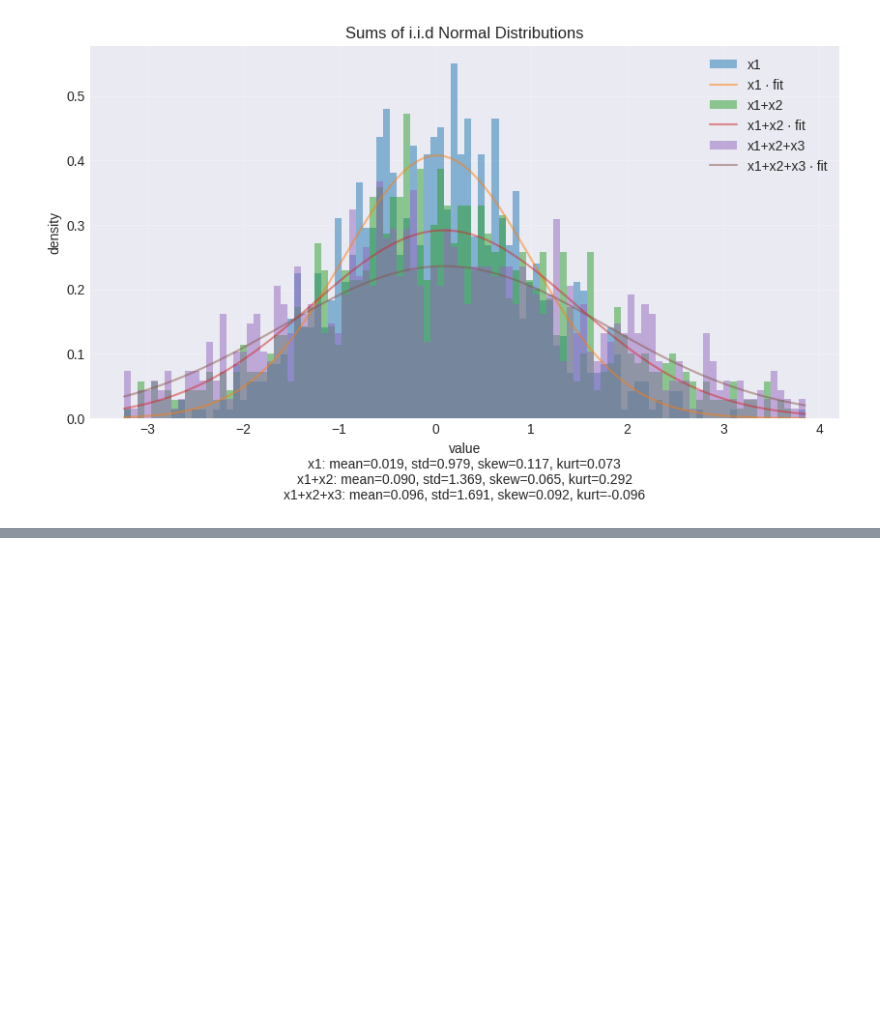
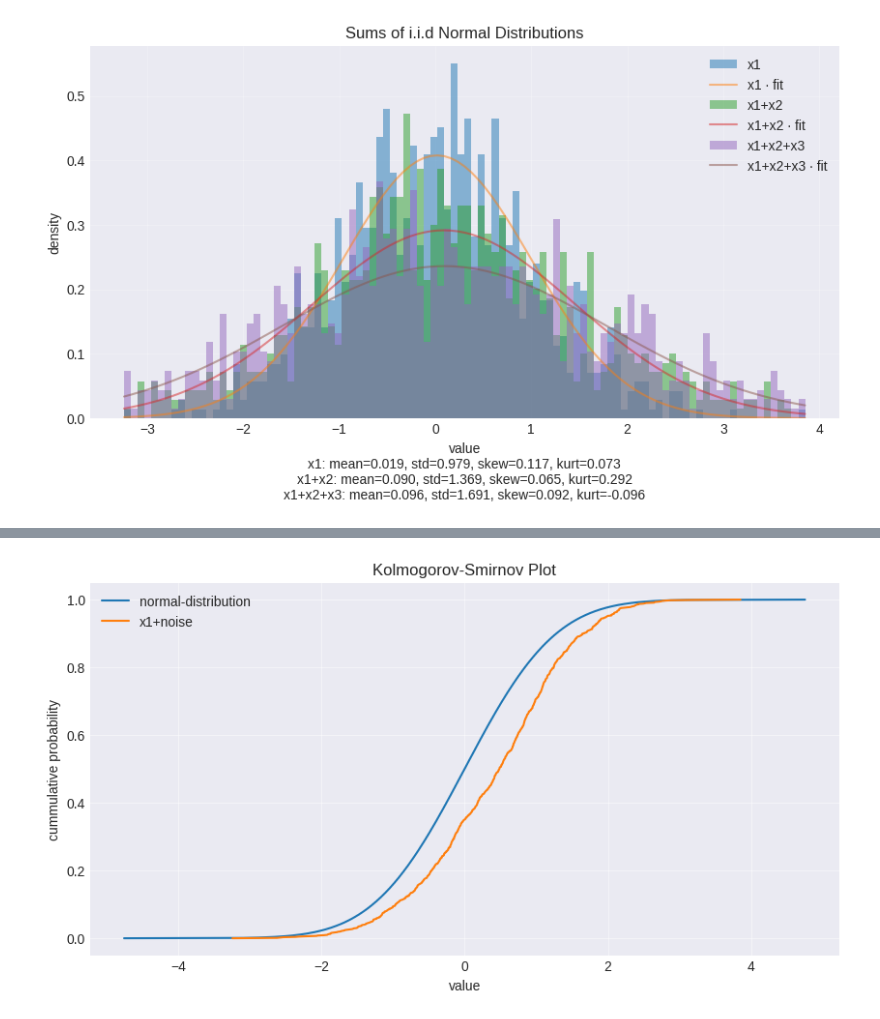
Before and after one commit to Chitaoji/dataplot, a Jupyter notebook: examples/tests.ipynb, the cells around one changed output, grey strips where cells are left out. Cells and saved outputs as stored; diff of their text form; code cells hidden in the pictures; blank space fills up the shorter version.

```diff
--- a/examples/tests.ipynb
+++ b/examples/tests.ipynb
@@ -49,2 +53,8 @@ s3.set_plot(title="Cummulative Sums of Random Numbers").plot()
+# %%
+noise = dp.data((np.minimum(a1.max() - a1, a1 - a1.min()) / (a1.max() - a1.min())), "noise")
+s3 = x1 + noise
+s3.ksplot()
+# %% [output]
+[figure, added]
 # %%
 with dp.figure(2,2) as fig:
```
Also changed, not shown: parts of 8 cells of this notebook, 2 other files.
